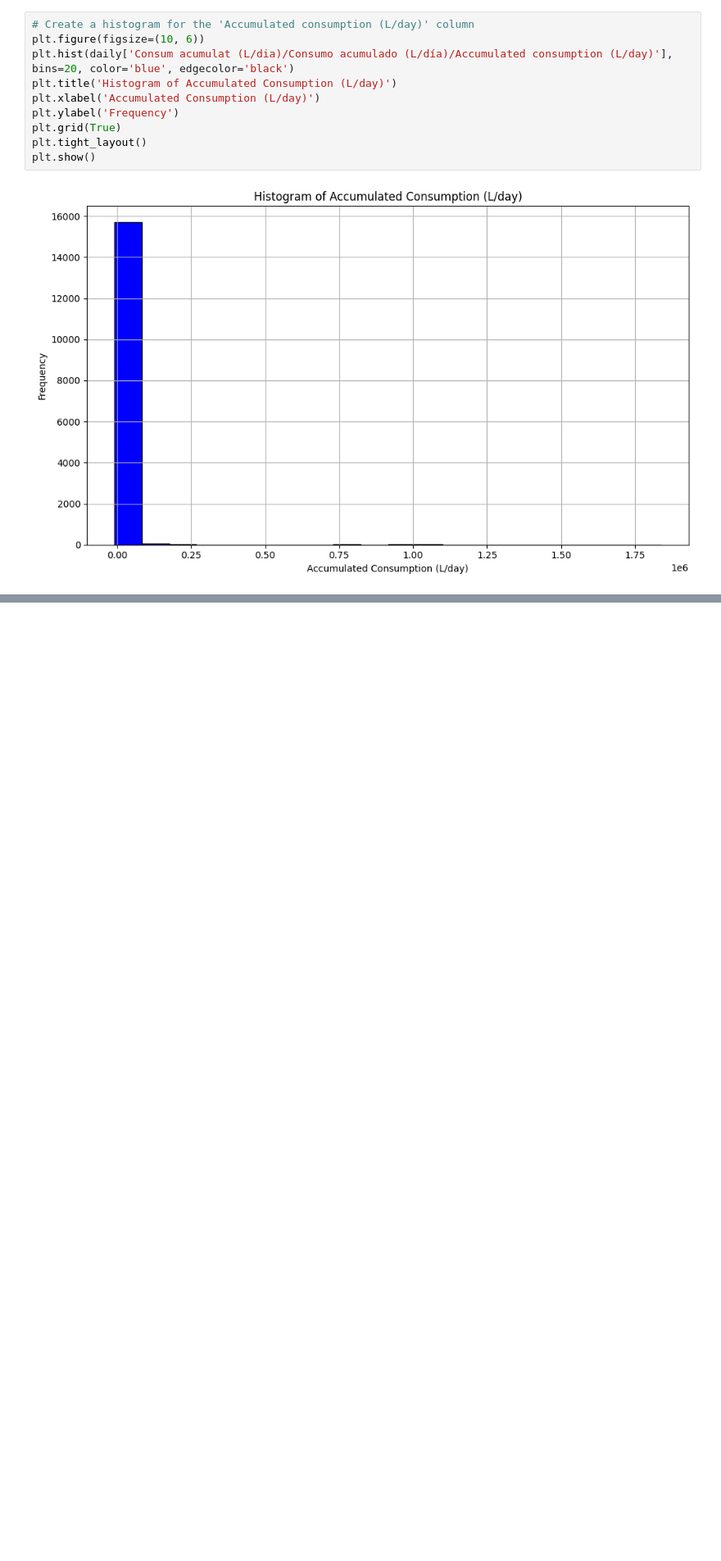
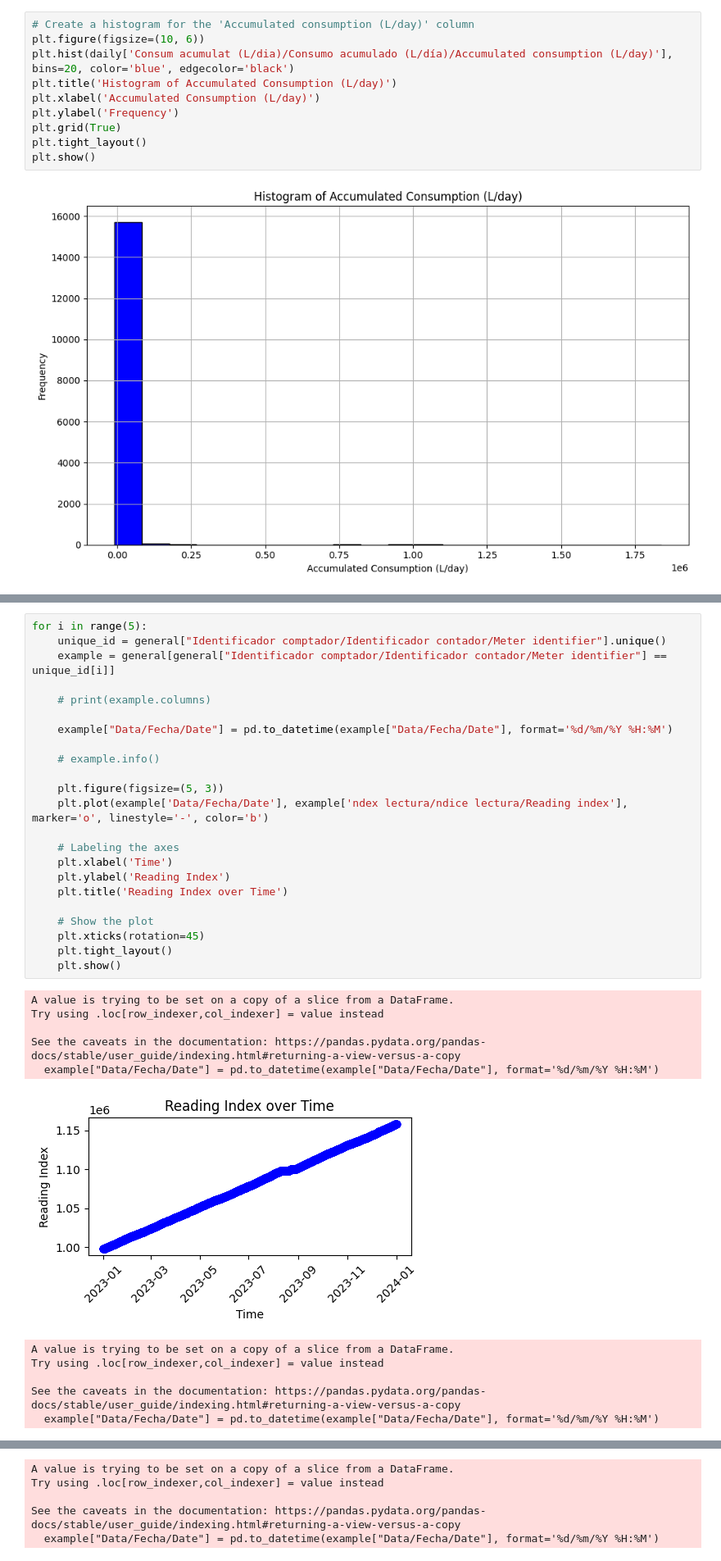
Before and after one commit to yuyanwang03/drop-by-drop, a Jupyter notebook: visualization.ipynb, the cells around one changed output, grey strips where cells are left out. Shown: that part at 82% size. Cells and saved outputs as stored; diff of their text form; blank space fills up the shorter version.

```diff
--- a/visualization.ipynb
+++ b/visualization.ipynb
@@ -67,0 +133,35 @@ plt.show()
+# %%
+for i in range(5):
+    unique_id = general["Identificador comptador/Identificador contador/Meter identifier"].unique()
+    example = general[general["Identificador comptador/Identificador contador/Meter identifier"] == unique_id[i]]
+
+    # print(example.columns)
+
+    example["Data/Fecha/Date"] = pd.to_datetime(example["Data/Fecha/Date"], format='%d/%m/%Y %H:%M')
+
+    # example.info()
+
+    plt.figure(figsize=(5, 3))
+    plt.plot(example['Data/Fecha/Date'], example['ndex lectura/ndice lectura/Reading index'], marker='o', linestyle='-', color='b')
+
+    # Labeling the axes
+    plt.xlabel('Time')
+    plt.ylabel('Reading Index')
+    plt.title('Reading Index over Time')
+
+    # Show the plot
+    plt.xticks(rotation=45)
+    plt.tight_layout()
+    plt.show()
+# %% [output]
+A value is trying to be set on a copy of a slice from a DataFrame.
+Try using .loc[row_indexer,col_indexer] = value instead
+
+See the caveats in the documentation: https://pandas.pydata.org/pandas-docs/stable/user_guide/indexing.html#returning-a-view-versus-a-copy
+  example["Data/Fecha/Date"] = pd.to_datetime(example["Data/Fecha/Date"], format='%d/%m/%Y %H:%M')
+[figure, added]
+A value is trying to be set on a copy of a slice from a DataFrame.
+Try using .loc[row_indexer,col_indexer] = value instead
+
+See the caveats in the documentation: https://pandas.pydata.org/pandas-docs/stable/user_guide/indexing.html#returning-a-view-versus-a-copy
+  example["Data/Fecha/Date"] = pd.to_datetime(example["Data/Fecha/Date"], format='%d/%m/%Y %H:%M')
@@ -67,0 +169,5 @@ plt.show()
+A value is trying to be set on a copy of a slice from a DataFrame.
+Try using .loc[row_indexer,col_indexer] = value instead
+
+See the caveats in the documentation: https://pandas.pydata.org/pandas-docs/stable/user_guide/indexing.html#returning-a-view-versus-a-copy
+  example["Data/Fecha/Date"] = pd.to_datetime(example["Data/Fecha/Date"], format='%d/%m/%Y %H:%M')
```
Also changed, not shown: parts of 10 cells of this notebook, 1 other file.
